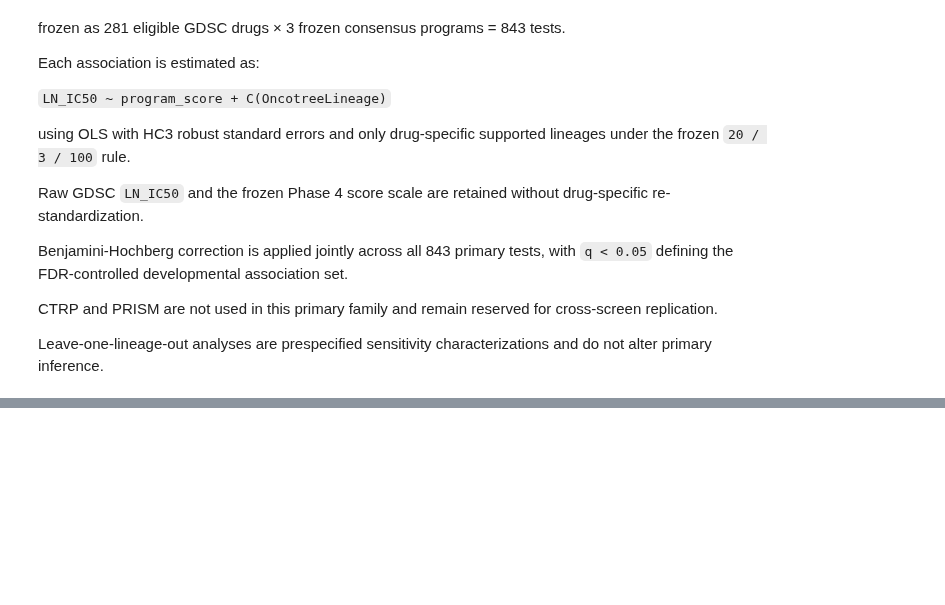
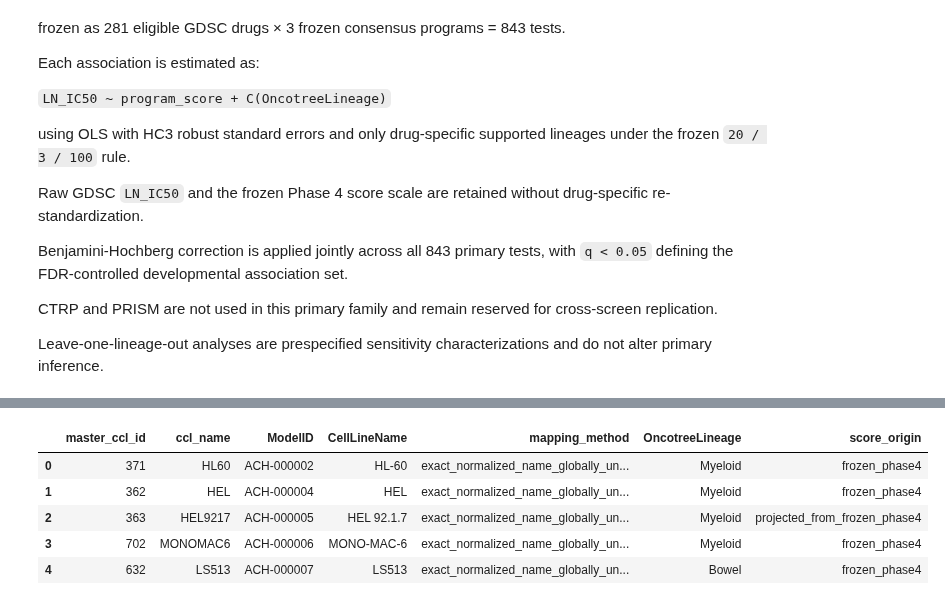
Before and after one commit to paulairazoqui/pancancer-epigenetics, a Jupyter notebook: notebooks/phase6_pharmacogenomic_contexts/600_program_drug_associations.ipynb, the cells around one changed output, grey strips where cells are left out. Drawn from its saved outputs; the diff is of its cells as text; code cells hidden in the pictures; blank space fills up the shorter version.

Commit message:
Complete Phase 6 notebook 600 analysis and register artifacts

```diff
--- a/notebooks/phase6_pharmacogenomic_contexts/600_program_drug_associations.ipynb
+++ b/notebooks/phase6_pharmacogenomic_contexts/600_program_drug_associations.ipynb
@@ -3095,0 +5034,85 @@ and do not alter primary inference.
+# %%
+# =============================================================================
+# Consolidate frozen CTRP-to-DepMap Phase 6 model crosswalk
+# =============================================================================
+
+phase6_ctrp_model_crosswalk = (
+    ctrp_phase6_crosswalk
+    .merge(
+        phase6_score_universe[
+            [
+                "ModelID",
+                "OncotreeLineage",
+                "score_origin",
+            ]
+        ],
+        on="ModelID",
+        how="left",
+        validate="one_to_one",
+    )
+    .sort_values("ModelID")
+    .reset_index(drop=True)
+)
+
+assert len(phase6_ctrp_model_crosswalk) == 821
+
+assert (
+    phase6_ctrp_model_crosswalk[
+        "ModelID"
+    ].nunique()
+    == 821
+)
+
+assert (
+    phase6_ctrp_model_crosswalk[
+        "master_ccl_id"
+    ].nunique()
+    == 821
+)
+
+assert phase6_ctrp_model_crosswalk[
+    [
+        "OncotreeLineage",
+        "score_origin",
+    ]
+].notna().all().all()
+
+print(
+    "CTRP Phase 6 mapped models:",
+    len(phase6_ctrp_model_crosswalk),
+)
+print(
+    "Frozen Phase 4 anchor models:",
+    (
+        phase6_ctrp_model_crosswalk[
+            "score_origin"
+        ]
+        == "frozen_phase4"
+    ).sum(),
+)
+print(
+    "Projected external models:",
+    (
+        phase6_ctrp_model_crosswalk[
+            "score_origin"
+        ]
+        == "projected_from_frozen_phase4"
+    ).sum(),
+)
+print(
+    "Represented lineages:",
+    phase6_ctrp_model_crosswalk[
+        "OncotreeLineage"
+    ].nunique(),
+)
+print(
+    "Mapping methods:",
+    phase6_ctrp_model_crosswalk[
+        "mapping_method"
+    ].nunique(),
+)
+
+display(
+    phase6_ctrp_model_crosswalk.head()
+)
+# %% [output]
@@ -3095,0 +5124,6 @@ and do not alter primary inference.
+|  | master_ccl_id | ccl_name | ModelID | CellLineName | mapping_method | OncotreeLineage | score_origin |
+| 0 | 371 | HL60 | ACH-000002 | HL-60 | exact_normalized_name_globally_un... | Myeloid | frozen_phase4 |
+| 1 | 362 | HEL | ACH-000004 | HEL | exact_normalized_name_globally_un... | Myeloid | frozen_phase4 |
+| 2 | 363 | HEL9217 | ACH-000005 | HEL 92.1.7 | exact_normalized_name_globally_un... | Myeloid | projected_from_frozen_phase4 |
+| 3 | 702 | MONOMAC6 | ACH-000006 | MONO-MAC-6 | exact_normalized_name_globally_un... | Myeloid | frozen_phase4 |
+| 4 | 632 | LS513 | ACH-000007 | LS513 | exact_normalized_name_globally_un... | Bowel | frozen_phase4 |
```
Also changed, not shown: parts of 35 cells of this notebook, 1 other file.
